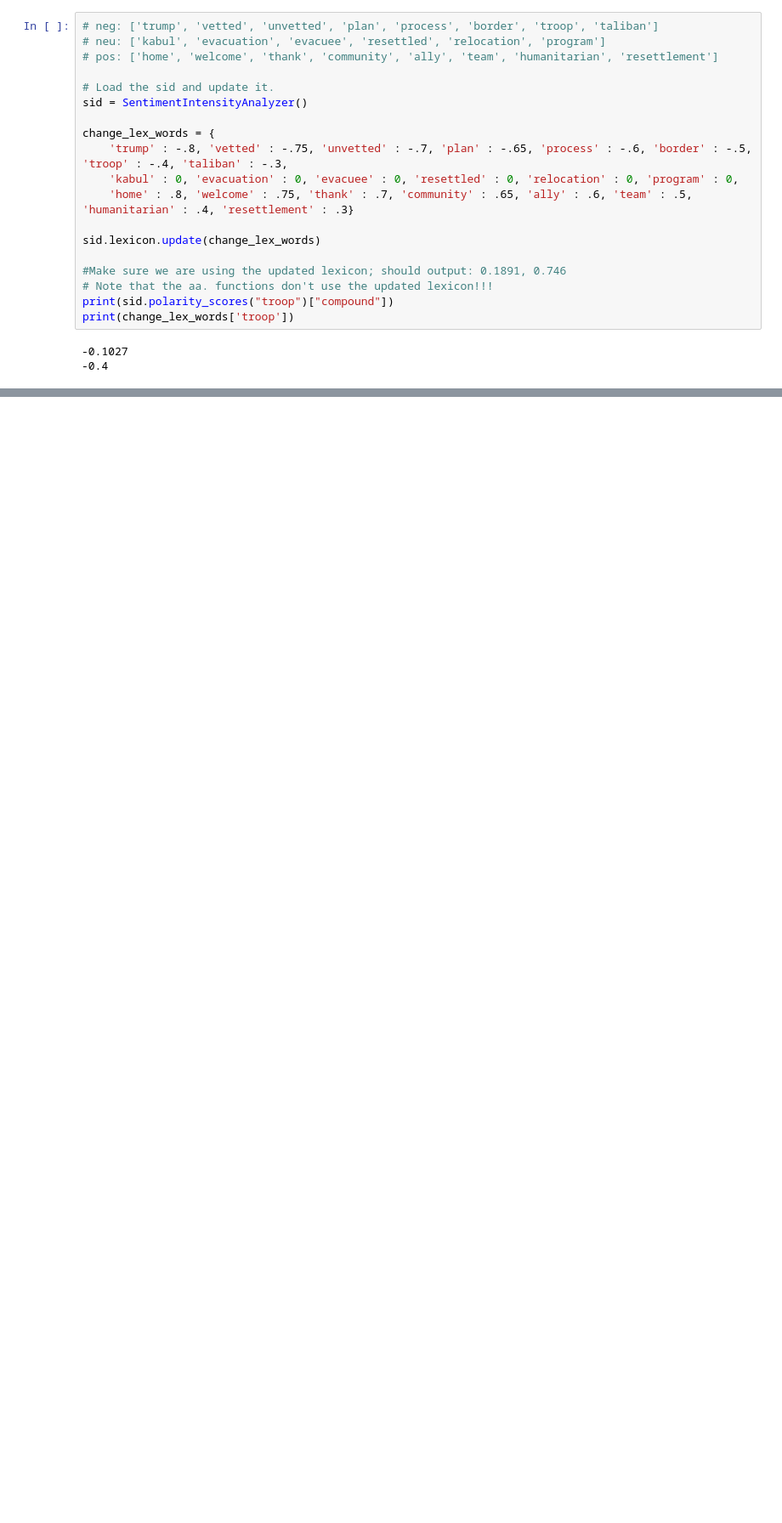
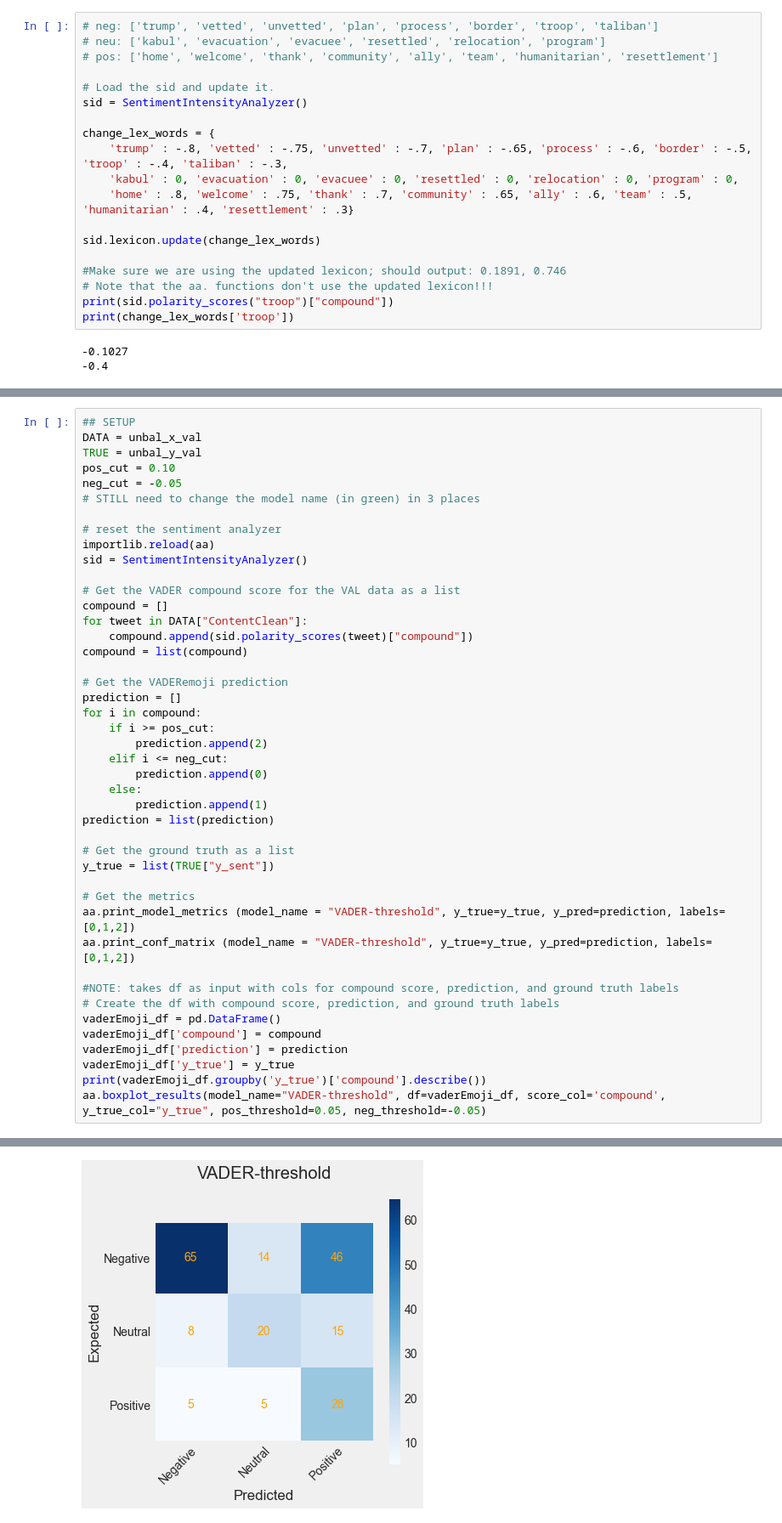
Before and after one commit to loopyQueen/RefugeeSentiment, a Jupyter notebook: vaderMod.ipynb, the cells around one changed output, grey strips where cells are left out. Shown at 85% size. Cells and saved outputs as stored; diff of their text form; blank space fills up the shorter version.

```diff
--- a/vaderMod.ipynb
+++ b/vaderMod.ipynb
@@ -1359,0 +895,45 @@ Unfortunately, I think I have to leave the analysis there and move on to writeup
+# %%
+## SETUP
+DATA = unbal_x_val
+TRUE = unbal_y_val
+pos_cut = 0.10
+neg_cut = -0.05
+# STILL need to change the model name (in green) in 3 places
+
+# reset the sentiment analyzer
+importlib.reload(aa)
+sid = SentimentIntensityAnalyzer()
+
+# Get the VADER compound score for the VAL data as a list
+compound = []
+for tweet in DATA["ContentClean"]:
+    compound.append(sid.polarity_scores(tweet)["compound"])
+compound = list(compound)
+
+# Get the VADERemoji prediction
+prediction = []
+for i in compound:
+    if i >= pos_cut:
+        prediction.append(2)
+    elif i <= neg_cut:
+        prediction.append(0)
+    else:
+        prediction.append(1)
+prediction = list(prediction)
+
+# Get the ground truth as a list
+y_true = list(TRUE["y_sent"])
+
+# Get the metrics
+aa.print_model_metrics (model_name = "VADER-threshold", y_true=y_true, y_pred=prediction, labels=[0,1,2])
+aa.print_conf_matrix (model_name = "VADER-threshold", y_true=y_true, y_pred=prediction, labels=[0,1,2])
+
+#NOTE: takes df as input with cols for compound score, prediction, and ground truth labels
+# Create the df with compound score, prediction, and ground truth labels
+vaderEmoji_df = pd.DataFrame()
+vaderEmoji_df['compound'] = compound
+vaderEmoji_df['prediction'] = prediction
+vaderEmoji_df['y_true'] = y_true
+print(vaderEmoji_df.groupby('y_true')['compound'].describe())
+aa.boxplot_results(model_name="VADER-threshold", df=vaderEmoji_df, score_col='compound', y_true_col="y_true", pos_threshold=0.05, neg_threshold=-0.05)
+# %% [output]
@@ -1359,0 +963 @@ Unfortunately, I think I have to leave the analysis there and move on to writeup
+[figure, added]
```
Also changed, not shown: parts of 116 cells of this notebook, 3 other files.
